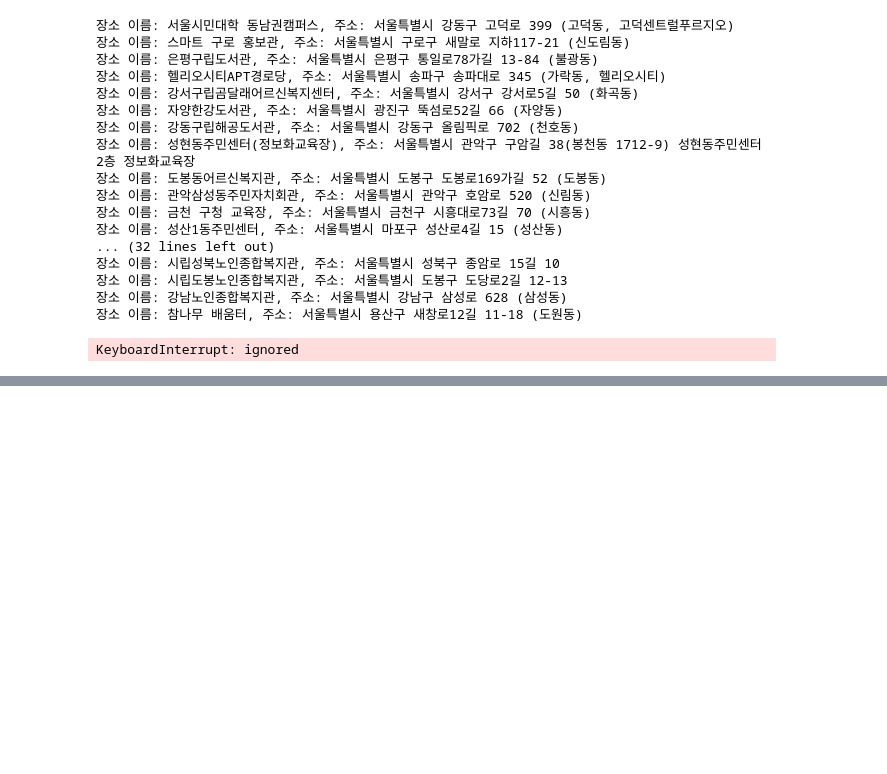
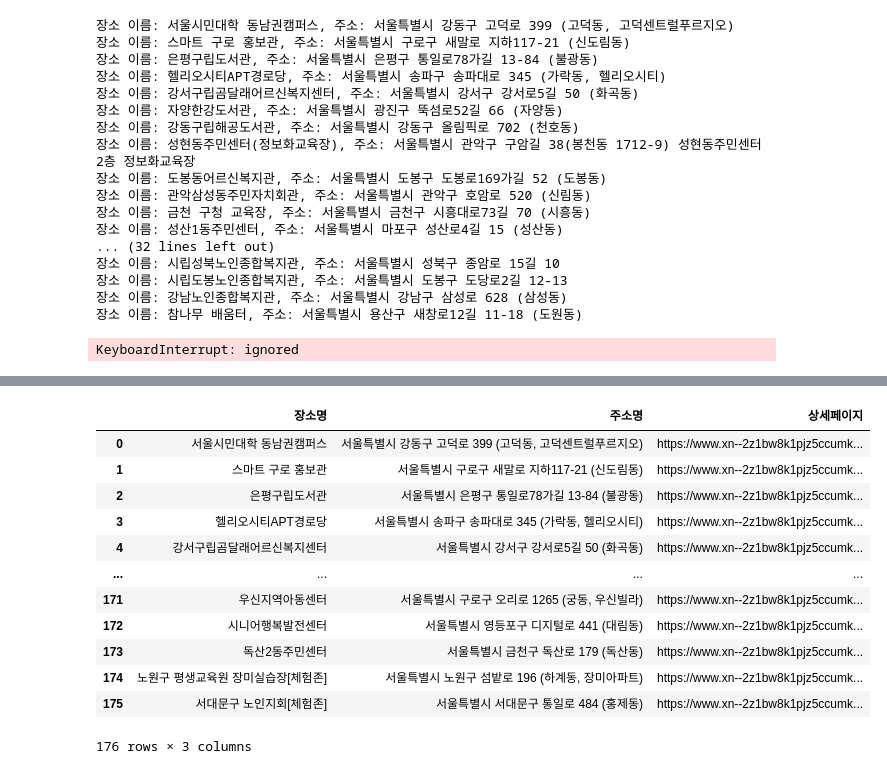
Before and after one commit to HaJeong-K/Multi-Telecom, a Jupyter notebook: 지도 시각화/Selenium_디지털 배움터.ipynb, the cells around one changed output, grey strips where cells are left out. Saved outputs shown, nothing was run; the diff lists cells and outputs as text; code cells hidden in the pictures; blank space fills up the shorter version.

```diff
--- a/지도 시각화/Selenium_디지털 배움터.ipynb
+++ b/지도 시각화/Selenium_디지털 배움터.ipynb
@@ -238,3 +243,8 @@ for m in range(1, 16):
 df = pd.DataFrame(data, columns=["장소명", "주소명"])
 
 df.to_excel("디지털 배움터 주소, 장소 크롤링.xlsx", index=False)
+# %%
+import pandas as pd
+
+df = pd.read_excel('/content/drive/MyDrive/Colab Notebooks/파이널 프로젝트/데이터분석/디지털 배움터 주소, 장소 크롤링.xlsx')
+df.head()
@@ -240,0 +258,50 @@ df.to_excel("디지털 배움터 주소, 장소 크롤링.xlsx", index=False)
+# %%
+import re
+import time
+from selenium import webdriver
+from selenium.webdriver.common.by import By
+from selenium.webdriver.common.keys import Keys
+from selenium.webdriver.support.ui import WebDriverWait
+from selenium.webdriver.support import expected_conditions as EC
+
+url = "https://www.xn--2z1bw8k1pjz5ccumkb.kr/edc/crse/place.do?sch_area_cd=101&sch_signgu_cd=&sch_oper_sttus_se_cd=&sch_edc_plc_se_cd=&sch_edc_place_nm="
+driver.get(url)
+base_url = 'https://www.xn--2z1bw8k1pjz5ccumkb.kr/edc/crse/plcdtl.do?'
+
+sch_edc_place_ids = []
+
+for _ in range(15):
+
+    a_tags = driver.find_elements(By.CSS_SELECTOR, 'a.itemBox')
+    for a_tag in a_tags:
+        onclick_value = a_tag.get_attribute('onclick')
+        if onclick_value:
+            match = re.search(r"sch_edc_place_id=(\d+)", onclick_value)
+            if match:
+                sch_edc_place_id = match.group(1)
+                full_url = f'{base_url}&sch_edc_place_id={sch_edc_place_id}'
+                sch_edc_place_ids.append(full_url)
+
+    wait = WebDriverWait(driver, 2)
+    next_button = wait.until(EC.presence_of_element_located((By.XPATH, '/html/body/div[1]/div[2]/div/div[4]/div/a[3]')))
+    next_button.click()
+
+df['상세페이지'] = sch_edc_place_ids
+
+df.to_excel("디지털 배움터 최종 크롤링.xlsx", index=False)
+# %%
+df
+# %% [output]
+|  | 장소명 | 주소명 | 상세페이지 |
+| 0 | 서울시민대학 동남권캠퍼스 | 서울특별시 강동구 고덕로 399 (고덕동, 고덕센트럴푸르지오) | https://www.xn--2z1bw8k1pjz5ccumk... |
+| 1 | 스마트 구로 홍보관 | 서울특별시 구로구 새말로 지하117-21 (신도림동) | https://www.xn--2z1bw8k1pjz5ccumk... |
+| 2 | 은평구립도서관 | 서울특별시 은평구 통일로78가길 13-84 (불광동) | https://www.xn--2z1bw8k1pjz5ccumk... |
+| 3 | 헬리오시티APT경로당 | 서울특별시 송파구 송파대로 345 (가락동, 헬리오시티) | https://www.xn--2z1bw8k1pjz5ccumk... |
+| 4 | 강서구립곰달래어르신복지센터 | 서울특별시 강서구 강서로5길 50 (화곡동) | https://www.xn--2z1bw8k1pjz5ccumk... |
+| ... | ... | ... | ... |
+| 171 | 우신지역아동센터 | 서울특별시 구로구 오리로 1265 (궁동, 우신빌라) | https://www.xn--2z1bw8k1pjz5ccumk... |
+| 172 | 시니어행복발전센터 | 서울특별시 영등포구 디지털로 441 (대림동) | https://www.xn--2z1bw8k1pjz5ccumk... |
+| 173 | 독산2동주민센터 | 서울특별시 금천구 독산로 179 (독산동) | https://www.xn--2z1bw8k1pjz5ccumk... |
+| 174 | 노원구 평생교육원 장미실습장[체험존] | 서울특별시 노원구 섬밭로 196 (하계동, 장미아파트) | https://www.xn--2z1bw8k1pjz5ccumk... |
+| 175 | 서대문구 노인지회[체험존] | 서울특별시 서대문구 통일로 484 (홍제동) | https://www.xn--2z1bw8k1pjz5ccumk... |
+176 rows × 3 columns
```
Also changed, not shown: parts of 5 cells of this notebook, 2 other files.
